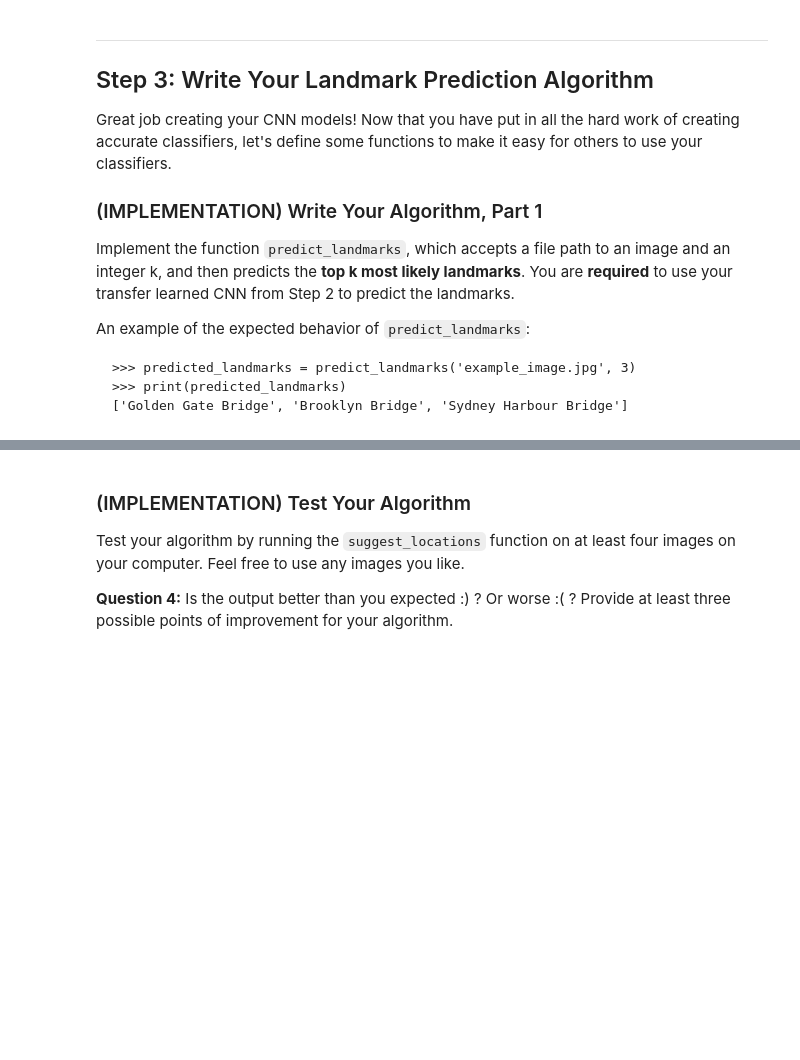
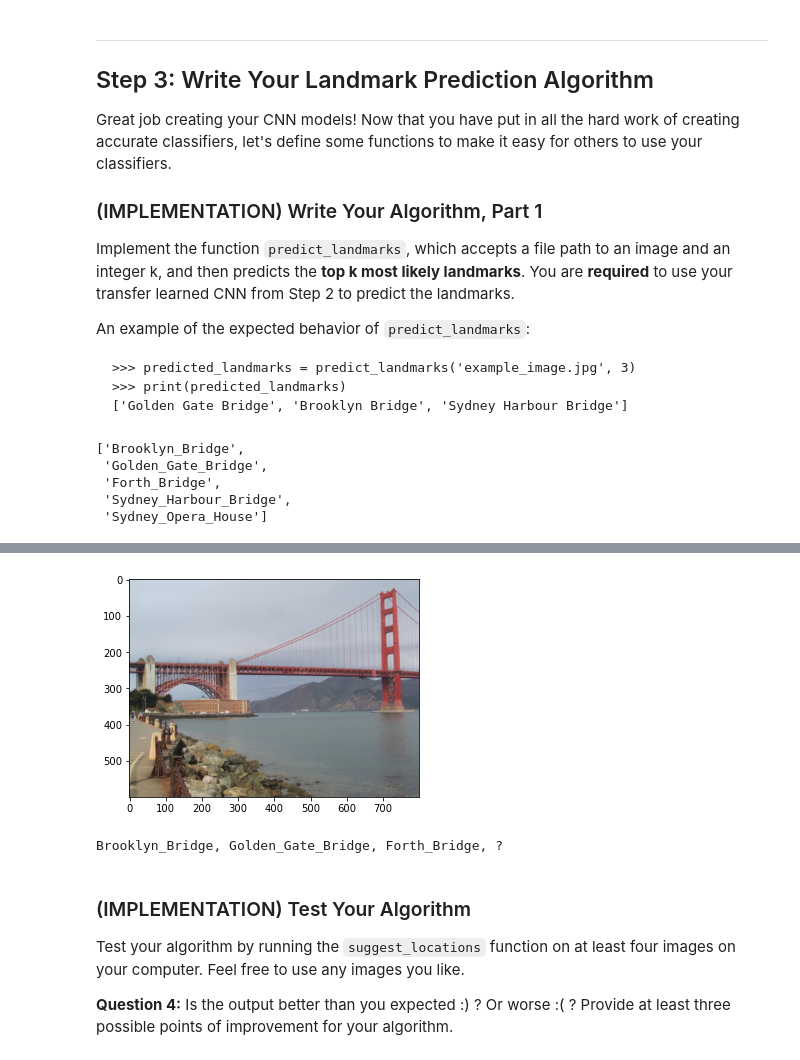
Before and after one commit to IShamss/landmark_classification, a Jupyter notebook: landmark.ipynb, the cells around one changed output, grey strips where cells are left out. Saved outputs shown, nothing was run; the diff lists cells and outputs as text; code cells hidden in the pictures; blank space fills up the shorter version.

```diff
--- a/landmark.ipynb
+++ b/landmark.ipynb
@@ -586,15 +606,28 @@ def predict_landmarks(img_path, k):
                                    transforms.ToTensor(),
                                    transforms.Normalize([0.5,0.5,0.5],
                                                          [0.5,0.5,0.5])])
-    image = in_transform(image)[:3,:,:].unsqueeze(0)
+    image = in_transform(image)[:3,:,:].unsqueeze(0).float()
+#     image = in_transform(image).float()
+    if use_cuda:
+        image = image.cuda()
     output = model_transfer(image)
+    values , indices = torch.topk(output,k)
+    result=[]
+    for i in indices[0]:
+        result.append(train_data.classes[i][3:])
 
-    return torch.topk(output,k)
+    return result
 
 
 
 # test on a sample image
 predict_landmarks('images/test/09.Golden_Gate_Bridge/190f3bae17c32c37.jpg', 5)
+# %% [output]
+['Brooklyn_Bridge',
+ 'Golden_Gate_Bridge',
+ 'Forth_Bridge',
+ 'Sydney_Harbour_Bridge',
+ 'Sydney_Opera_House']
 # %% [markdown]
 ### (IMPLEMENTATION) Write Your Algorithm, Part 2
 
@@ -605,19 +638,30 @@ Some sample output for `suggest_locations` is provided below, but feel free to d
 # %%
 def suggest_locations(img_path):
     # get landmark predictions
     predicted_landmarks = predict_landmarks(img_path, 3)
 
     ## TODO: display image and display landmark predictions
+
+
     image = Image.open(img_path).convert('RGB')
-    image=image.numpy()
-    fig = plt.figure(figsize=(30, 10))
-    imshow(image)
+
+
+    #Show the image with matplotlib
+    plt.imshow(image)
+    plt.show()
+
+
+
     for prediction in predicted_landmarks:
         print(prediction,end=', ')
     print("?")
 
+
 # test on a sample image
 suggest_locations('images/test/09.Golden_Gate_Bridge/190f3bae17c32c37.jpg')
+# %% [output]
+[figure, added]
+Brooklyn_Bridge, Golden_Gate_Bridge, Forth_Bridge, ?
 # %% [markdown]
 ### (IMPLEMENTATION) Test Your Algorithm
 
```
Also changed, not shown: parts of 8 cells of this notebook, 1 other file.
